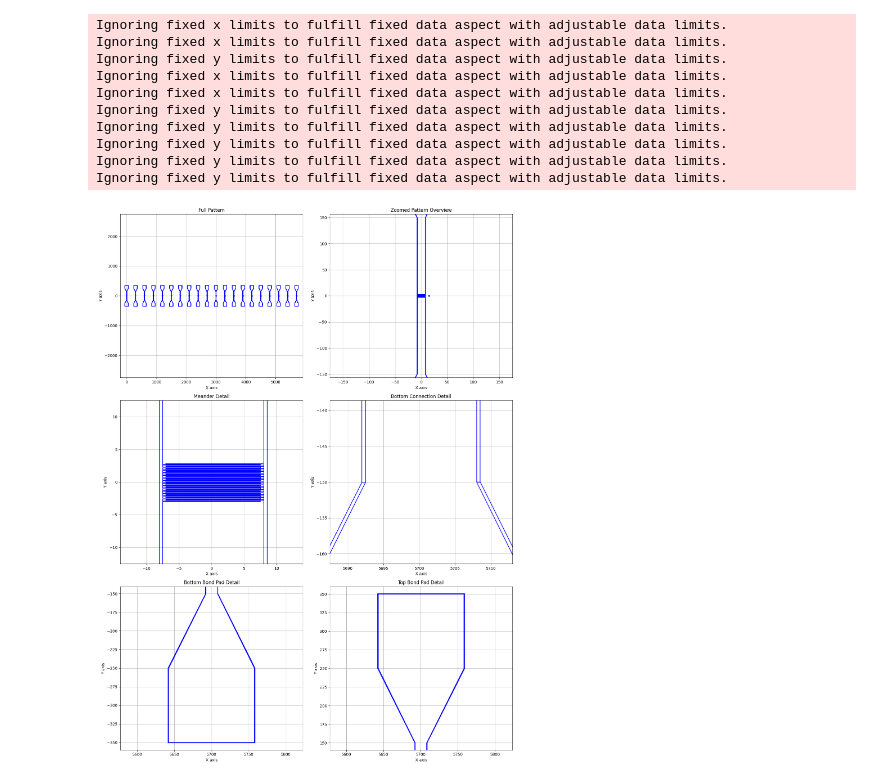
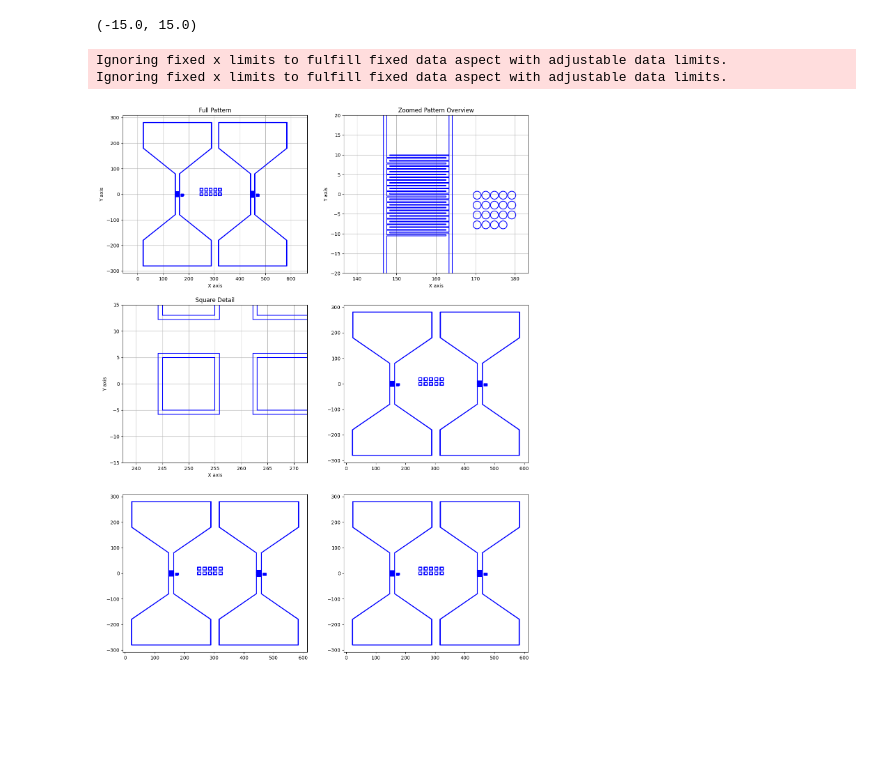
Before and after one commit to Hsin-Yeh/SNSPD_Analysis, a Jupyter notebook: Design/Linetest_wireond.ipynb, the cells around one changed output. Drawn from its saved outputs; the diff is of its cells as text; code cells hidden in the pictures; blank space fills up the shorter version.

```diff
--- a/Design/Linetest_wireond.ipynb
+++ b/Design/Linetest_wireond.ipynb
@@ -174,7 +213,9 @@ ipattern,gap,width
 # %%
 # Create a figure with six subplots (3x2 layout)
 fig, ((ax1, ax2), (ax3, ax4), (ax5, ax6)) = plt.subplots(3, 2, figsize=(15, 20))
-
+# Open the DXF file
+doc = ezdxf.readfile(f'{directory}/10.dxf')
+msp = doc.modelspace()
 # Main pattern plotting
 for entity in msp:
     if entity.dxftype() == 'LWPOLYLINE':
@@ -183,69 +224,62 @@ for entity in msp:
         y_coords = [p[1] for p in points]
         ax1.plot(x_coords, y_coords, 'b-')
         ax2.plot(x_coords, y_coords, 'b-')
         ax3.plot(x_coords, y_coords, 'b-')
         ax4.plot(x_coords, y_coords, 'b-')
         ax5.plot(x_coords, y_coords, 'b-')
         ax6.plot(x_coords, y_coords, 'b-')
 
 # Configure subplots
 ax1.grid(True)
 ax1.set_title('Full Pattern')
 ax1.set_xlabel('X axis')
 ax1.set_ylabel('Y axis')
 ax1.axis('equal')
 
 ax2.grid(True)
 ax2.set_title('Zoomed Pattern Overview')
 ax2.set_xlabel('X axis')
 ax2.set_ylabel('Y axis')
 ax2.axis('equal')
-ax2.set_xlim([-field_size/2, field_size/2])
-ax2.set_ylim([-field_size/2, field_size/2])
+ax2.set_xlim(140,180)
+ax2.set_ylim(-20, 20)
 
 ax3.grid(True)
-ax3.set_title('Meander Detail')
+ax3.set_title('Square Detail')
 ax3.set_xlabel('X axis')
 ax3.set_ylabel('Y axis')
 ax3.axis('equal')
-ax3.set_xlim([-length/2-turning-1, length/2+ turning+1])
-ax3.set_ylim([-(g+w)*number_of_rectangles, (g+w)*number_of_rectangles])
+ax3.set_xlim(240,270)
+ax3.set_ylim(-15,15)
 
-ax4.grid(True)
-ax4.set_title('Bottom Connection Detail')
-ax4.set_xlabel('X axis')
-ax4.set_ylabel('Y axis')
-ax4.axis('equal')
-ax4.set_xlim([xint1-5, xint1+length+turning+5])
-ax4.set_ylim([-field_size/2-10, -field_size/2+10])
+# ax4.grid(True)
+# ax4.set_title('Bottom Connection Detail')
+# ax4.set_xlabel('X axis')
+# ax4.set_ylabel('Y axis')
+# ax4.axis('equal')
+# ax4.set_xlim([xint1-5, xint1+length+turning+5])
+# ax4.set_ylim([-field_size/2, -field_size/2])
 
-ax5.grid(True)
-ax5.set_title('Bottom Bond Pad Detail')
-ax5.set_xlabel('X axis')
-ax5.set_ylabel('Y axis')
-ax5.axis('equal')
-ax5.set_xlim([xint1-bondpad_width-turning-turning-5, xint1+length+turning+turning+bondpad_width+5])
-ax5.set_ylim([-field_size/2-2*bondpad_length-turning-5, -field_size/2+5])
+# ax5.grid(True)
+# ax5.set_title('Bottom Bond Pad Detail')
+# ax5.set_xlabel('X axis')
+# ax5.set_ylabel('Y axis')
+# ax5.axis('equal')
+# ax5.set_xlim([xint1-bondpad_width-turning-turning-5, xint1+length+turning+turning+bondpad_width+5])
+# ax5.set_ylim([-field_size/2-2*bondpad_length-turning-5, -field_size/2+5])
 
-ax6.grid(True)
-ax6.set_title('Top Bond Pad Detail')
-ax6.set_xlabel('X axis')
-ax6.set_ylabel('Y axis')
-ax6.axis('equal')
-ax6.set_xlim([xint2-length-turning-turning-bondpad_width-5, xint2+bondpad_width+turning+turning+5])
-ax6.set_ylim([field_size/2-5, field_size/2+2*bondpad_length+turning+5])
+# ax6.grid(True)
+# ax6.set_title('Top Bond Pad Detail')
+# ax6.set_xlabel('X axis')
+# ax6.set_ylabel('Y axis')
+# ax6.axis('equal')
+# ax6.set_xlim([xint2-length-turning-turning-bondpad_width-5, xint2+bondpad_width+turning+turning+5])
+# ax6.set_ylim([field_size/2-5, field_size/2+2*bondpad_length+turning+5])
 
-plt.tight_layout()
-plt.show()
+# plt.tight_layout()
+# plt.show()
 # %% [output]
-Ignoring fixed x limits to fulfill fixed data aspect with adjustable data limits.
-Ignoring fixed x limits to fulfill fixed data aspect with adjustable data limits.
-Ignoring fixed y limits to fulfill fixed data aspect with adjustable data limits.
-Ignoring fixed x limits to fulfill fixed data aspect with adjustable data limits.
-Ignoring fixed x limits to fulfill fixed data aspect with adjustable data limits.
-Ignoring fixed y limits to fulfill fixed data aspect with adjustable data limits.
-Ignoring fixed y limits to fulfill fixed data aspect with adjustable data limits.
-Ignoring fixed y limits to fulfill fixed data aspect with adjustable data limits.
-Ignoring fixed y limits to fulfill fixed data aspect with adjustable data limits.
-Ignoring fixed y limits to fulfill fixed data aspect with adjustable data limits.
+(-15.0, 15.0)
+Ignoring fixed x limits to fulfill fixed data aspect with adjustable data limits.
+Ignoring fixed x limits to fulfill fixed data aspect with adjustable data limits.
-[figure, old version]
+[figure, new version]
```
Also changed, not shown: parts of 10 cells of this notebook, 1 other file.
